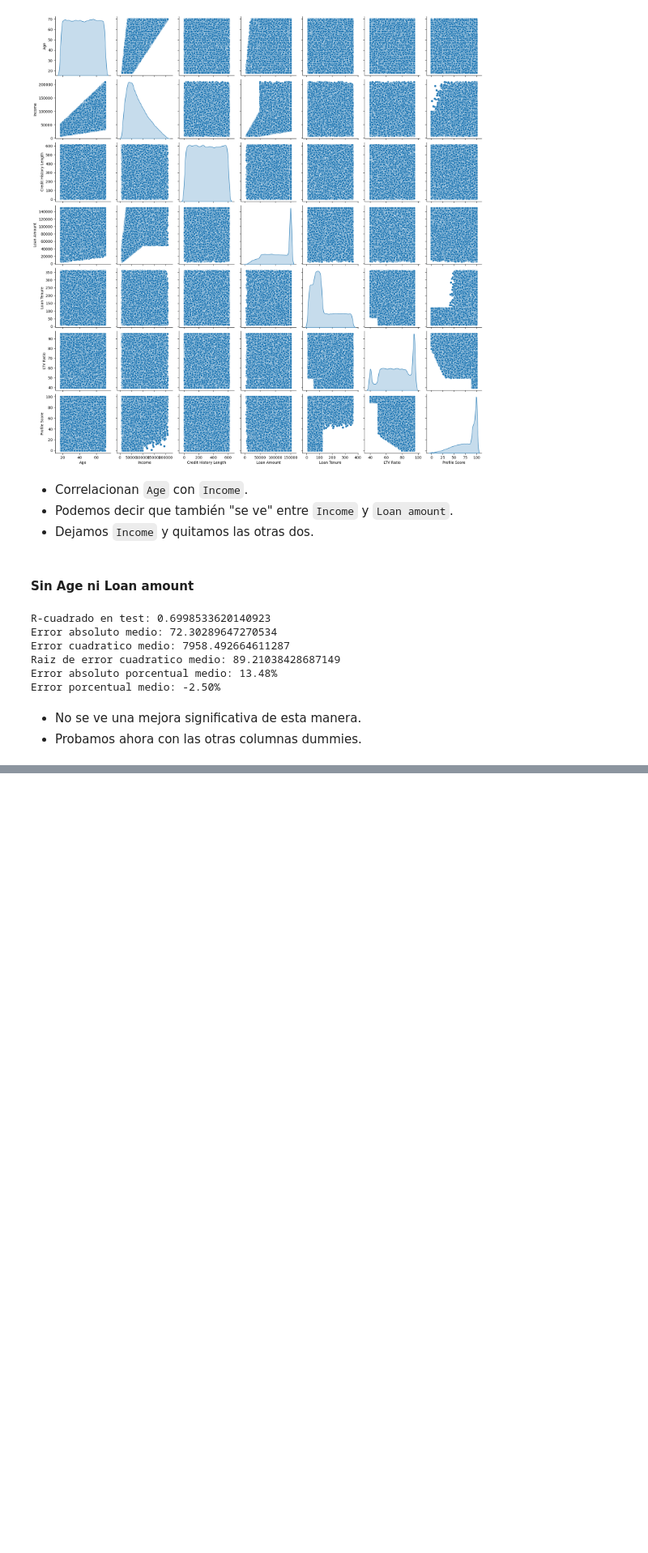
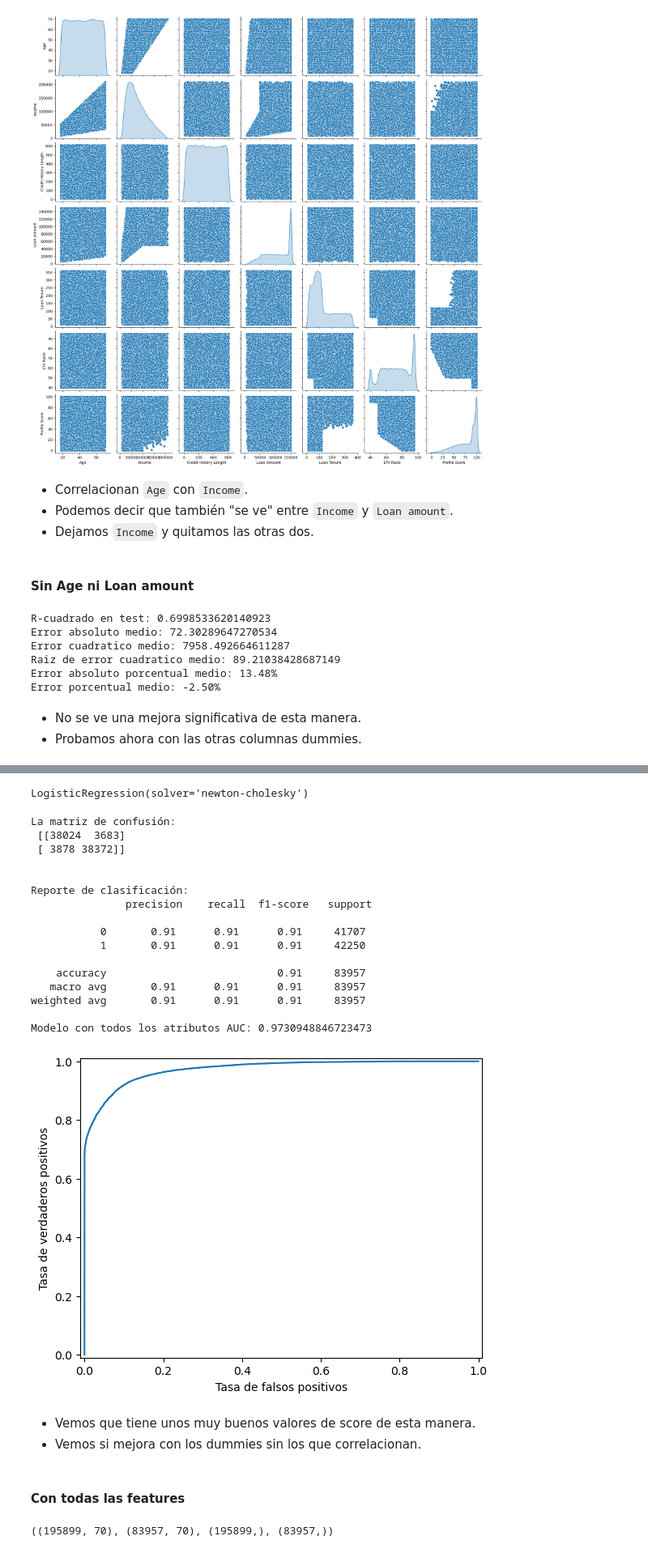
Before and after one commit to manoloacademia/aprMaqI_CEIA, a Jupyter notebook: trabajo_final/credit_v3.ipynb, the cells around one changed output, grey strips where cells are left out. Shown at 81% size. Drawn from its saved outputs; the diff is of its cells as text; code cells hidden in the pictures; blank space fills up the shorter version.

Commit message:
Finaliza regresión y se agregan los primeros de clasif

```diff
--- a/trabajo_final/credit_v3.ipynb
+++ b/trabajo_final/credit_v3.ipynb
@@ -591,0 +913,6 @@ Error porcentual medio: -2.50%
+# %%
+# Definimos la variable score como la máscara ante el valor medio de score. De esta manera, exigimos a la clase target que esté balanceada
+score = credit['Credit Score'].copy()
+mean_score = score.mean()
+score = score.apply(lambda x: 1 if x>=mean_score else 0)
+score.value_counts()
@@ -591,0 +923,4 @@ Error porcentual medio: -2.50%
+# %%
+# Definimos quienes serán la X y la y
+X = credit.drop('Credit Score', axis=1)
+y = score
@@ -591,0 +931,5 @@ Error porcentual medio: -2.50%
+# %%
+# Planteamos el split
+# Separando nuestro dataset en entrenamiento y testeo
+X_train, X_test, y_train, y_test = train_test_split(X[numericas], y, test_size=test_split, random_state=seed)
+X_train.shape, X_test.shape, y_train.shape, y_test.shape
@@ -591,0 +951,64 @@ Error porcentual medio: -2.50%
+# %%
+# Vamos a usar regresión logística porque se quiere predecir si es una clase 0 o 1
+log_reg = LogisticRegression(solver='newton-cholesky') # usamos un modelo con este solver ya que el std no converge
+log_reg.fit(X_train, y_train)
+# %% [output]
+LogisticRegression(solver='newton-cholesky')
+# %%
+# Predecimos los valores
+y_hat = log_reg.predict(X_test)
+
+# Calculamos la matriz de confusión
+cm = confusion_matrix(y_test, y_hat)
+print("La matriz de confusión: \n", cm)
+print("\n")
+
+# Calculamos el reporte de clasificación
+cr = classification_report(y_test, y_hat)
+print("Reporte de clasificación: \n", cr)
+
+# Calculamos la probabilidad del modelo
+prob_total = log_reg.predict_proba(X_test)[:, -1] # para llevarlo a 1-d
+
+# Realizamos la curva roc
+fpr_total, tpr_total, _ = roc_curve(y_true=y_test, y_score=prob_total)
+
+# Ploteamos la curva
+plt.plot(fpr_total, tpr_total, label="Modelo con todos los atributos numéricos")
+plt.xlim([-0.01, 1.01])
+plt.ylim([-0.01, 1.01])
+plt.xlabel("Tasa de falsos positivos")
+plt.ylabel("Tasa de verdaderos positivos")
+
+# Calculamos el auc
+print(f"Modelo con todos los atributos AUC: {auc(fpr_total, tpr_total)}")
+# %% [output]
+La matriz de confusión:
+ [[38024  3683]
+ [ 3878 38372]]
+
+
+Reporte de clasificación:
+               precision    recall  f1-score   support
+
+           0       0.91      0.91      0.91     41707
+           1       0.91      0.91      0.91     42250
+
+    accuracy                           0.91     83957
+   macro avg       0.91      0.91      0.91     83957
+weighted avg       0.91      0.91      0.91     83957
+
+Modelo con todos los atributos AUC: 0.9730948846723473
+[figure, added]
+# %% [markdown]
+- Vemos que tiene unos muy buenos valores de score de esta manera.
+- Vemos si mejora con los dummies sin los que correlacionan.
+# %% [markdown]
+#### Con todas las features
+# %%
+# Planteamos el split
+# Separando nuestro dataset en entrenamiento y testeo
+X_train, X_test, y_train, y_test = train_test_split(X_dummies, y, test_size=test_split, random_state=seed)
+X_train.shape, X_test.shape, y_train.shape, y_test.shape
+# %% [output]
+((195899, 70), (83957, 70), (195899,), (83957,))
```
Also changed, not shown: parts of 73 cells of this notebook.
